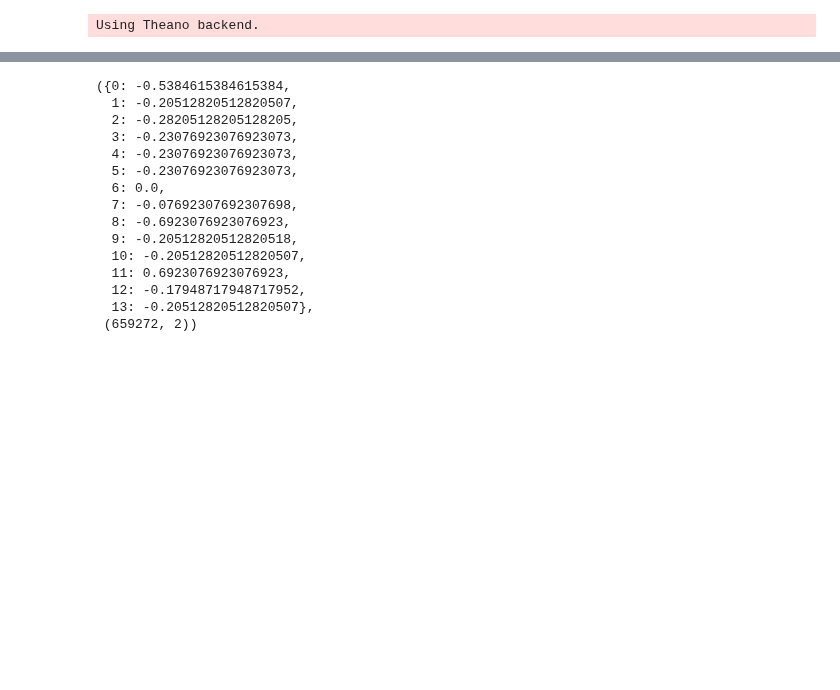
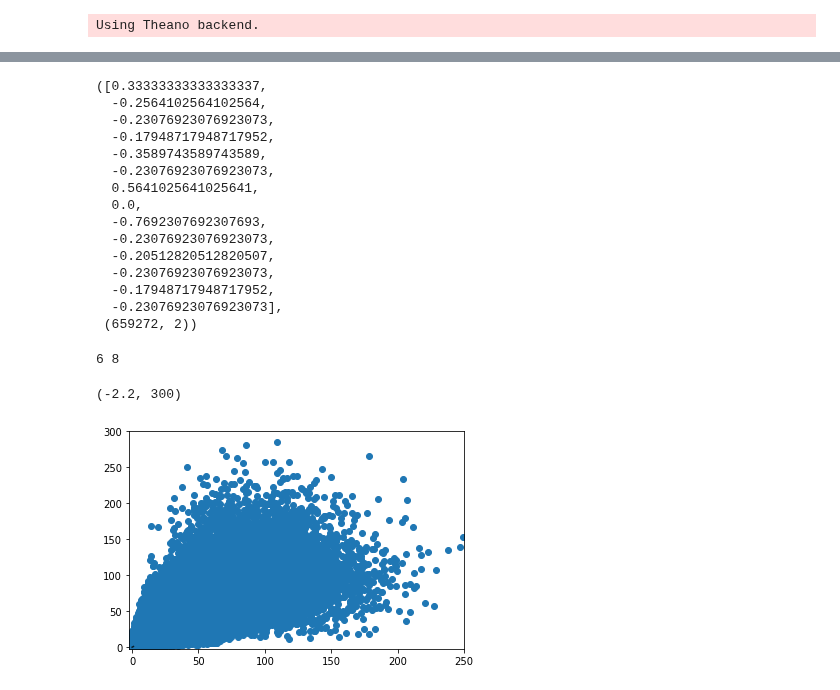
Before and after one commit to SNaGLab/Cognitive-Parcellation, a Jupyter notebook: code/models/alexnet_step_2.ipynb, the cells around one changed output, grey strips where cells are left out. Saved outputs shown, nothing was run; the diff lists cells and outputs as text; code cells hidden in the pictures; blank space fills up the shorter version.

```diff
--- a/code/models/alexnet_step_2.ipynb
+++ b/code/models/alexnet_step_2.ipynb
@@ -405,18 +376,0 @@ result
-# %%
-f = 1
-clf_result = result[f]
-
-
-plt.figure(1)
-X = range(1,31,1)
-for cl in X:
-    i = 0
-    for item in clf_result[cl].keys():
-        plt.plot(cl,clf_result[cl][item],'ro')
-        i += 1
-
-plt.xticks(X)
-plt.xlabel('Number of cluster(s) k')
-plt.ylabel("Performance - d' (Animate vs Inanimate)")
-plt.title('Scree Plot for fold '+ str(f))
-plt.savefig('../../results/scree/results_fold_'+str(f)+'.svg', format='svg', dpi=1200)
@@ -600,22 +470,39 @@ inanimate 1 29 39 0.25641025641
 # %%
-result[0], X.shape
+result.values(),X.shape
 # %% [output]
-({0: -0.5384615384615384,
-  1: -0.20512820512820507,
-  2: -0.28205128205128205,
-  3: -0.23076923076923073,
-  4: -0.23076923076923073,
-  5: -0.23076923076923073,
-  6: 0.0,
-  7: -0.07692307692307698,
-  8: -0.6923076923076923,
-  9: -0.20512820512820518,
-  10: -0.20512820512820507,
-  11: 0.6923076923076923,
-  12: -0.17948717948717952,
-  13: -0.20512820512820507},
+([0.33333333333333337,
+  -0.2564102564102564,
+  -0.23076923076923073,
+  -0.17948717948717952,
+  -0.3589743589743589,
+  -0.23076923076923073,
+  0.5641025641025641,
+  0.0,
+  -0.7692307692307693,
+  -0.23076923076923073,
+  -0.20512820512820507,
+  -0.23076923076923073,
+  -0.17948717948717952,
+  -0.23076923076923073],
  (659272, 2))
 # %%
-print result[0].values().index(max(result[0].values())), result[0].values().index(min(result[0].values()))
+print result.values().index(max(result.values())), result.values().index(min(result.values()))
+ana = result.values().index(max(result.values())),
+ina = result.values().index(min(result.values()))
+# %% [output]
+6 8
+# %%
+fig, ax = plt.subplots()
+lims = [
+    np.min([ax.get_xlim(), ax.get_ylim()]),  # min of both axes
+    np.max([ax.get_xlim(), ax.get_ylim()]),  # max of both axes
+]
+ax.plot(lims, lims, 'k-', alpha=0.75)
+ax.scatter(X[:,0],X[:,1])
+plt.xlim([-2.2,250])
+plt.ylim([-2.2,300])
+# %% [output]
+(-2.2, 300)
+[figure, added]
 # %%
 fig, ax = plt.subplots()
```
Also changed, not shown: parts of 14 cells of this notebook, 5 other files.
